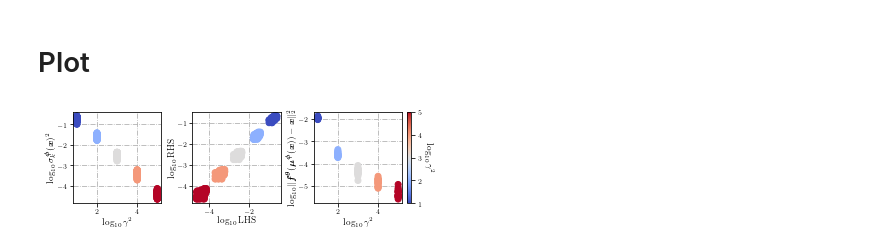
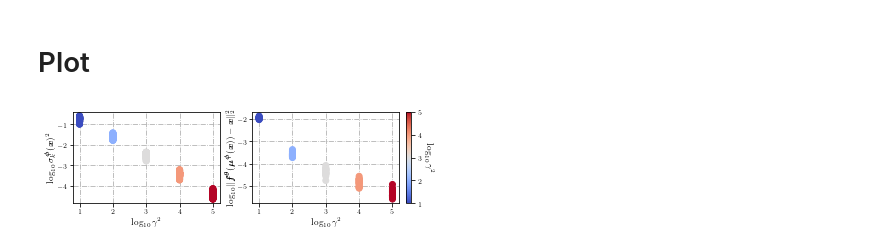
Before and after one commit to rpatrik96/ima-vae, a Jupyter notebook: notebooks/self_cons_plots.ipynb, the cells around one changed output. Saved outputs shown, nothing was run; the diff lists cells and outputs as text; code cells hidden in the pictures.

```diff
--- a/notebooks/self_cons_plots.ipynb
+++ b/notebooks/self_cons_plots.ipynb
@@ -109,48 +102,48 @@ cmap = "coolwarm"
 
 fig = plt.figure(figsize=figsizes.neurips2022(nrows=1, ncols=2)['figure.figsize'])
 
-ax = fig.add_subplot(131)
+ax = fig.add_subplot(121)
 ax.grid(True, which="both", ls="-.")
 ax.set_axisbelow(True)
 
 im = ax.scatter(np.log10(df_rhs_lhs_gamma_sq.gamma_square), np.log10(df_rhs_lhs_gamma_sq.lhs), c=np.log10(df_rhs_lhs_gamma_sq.gamma_square), cmap=cmap)
 # ax.plot(np.linspace(.85, 6), -np.linspace(.85, 6), c="black", label='$y=x^{-2}$')
 ax.set_ylabel(r"$%s{{\sigma}}^{%s}_k(%s)^2$" % (log10, phi, x), labelpad=LABELPAD)
 ax.set_xlabel("$%s%s$" % (log10, gsq), labelpad=LABELPAD)
 # plt.legend()
 ax.tick_params(axis='both', which='major', pad=TICK_PADDING)
 
-ax = fig.add_subplot(132)
-ax.grid(True, which="both", ls="-.")
-ax.set_axisbelow(True)
-
-ax.scatter(np.log10(df_rhs_lhs_gamma_sq.lhs), np.log10(df_rhs_lhs_gamma_sq.rhs), c=np.log10(df_rhs_lhs_gamma_sq.gamma_square), cmap=cmap)
-# ax.plot(np.linspace(-6, 0.), np.linspace(-6, 0.), c="black", label='$y=x$')
-ax.set_ylabel("$%s \mathrm{RHS}$" % log10, labelpad=LABELPAD)
-ax.set_xlabel("$%s \mathrm{LHS}$" % log10, labelpad=LABELPAD)
-# plt.legend()
-ax.tick_params(axis='both', which='major', pad=TICK_PADDING)
+# ax = fig.add_subplot(132)
+# ax.grid(True, which="both", ls="-.")
+# ax.set_axisbelow(True)
+#
+# ax.scatter(np.log10(df_rhs_lhs_gamma_sq.lhs), np.log10(df_rhs_lhs_gamma_sq.rhs), c=np.log10(df_rhs_lhs_gamma_sq.gamma_square), cmap=cmap)
+# # ax.plot(np.linspace(-6, 0.), np.linspace(-6, 0.), c="black", label='$y=x$')
+# ax.set_ylabel("$%s \mathrm{RHS}$" % log10, labelpad=LABELPAD)
+# ax.set_xlabel("$%s \mathrm{LHS}$" % log10, labelpad=LABELPAD)
+# # plt.legend()
+# ax.tick_params(axis='both', which='major', pad=TICK_PADDING)
 
 
-ax = fig.add_subplot(133)
+ax = fig.add_subplot(122)
 ax.grid(True, which="both", ls="-.")
 ax.set_axisbelow(True)
 
 ax.scatter(np.log10(df_mse_gamma_sq.gamma_square), np.log10((df_mse_gamma_sq.mse_obs_decoded_mean_latents)), c=np.log10(df_mse_gamma_sq.gamma_square), cmap=cmap)
 # ax.plot(np.linspace(.85, 6), -np.linspace(.85, 6), c="black", label='$y=x$')
 
 ax.set_ylabel(
     r"${%s} \Vert  {\boldsymbol{f}}^{{\boldsymbol{\theta}}} ( {\boldsymbol{\mu}}^{%s} (%s) ) - %s \Vert^2_2$" % (
         log10, phi, x, x), labelpad=LABELPAD)
 
 ax.set_xlabel("$%s%s$" % (log10, gsq), labelpad=LABELPAD)
 # plt.legend()
 ax.tick_params(axis='both', which='major', pad=TICK_PADDING)
 
 cbar = fig.colorbar(im)
 # cbar.ax.set_yticklabels(['0','1','2','>3'])
 cbar.set_label('$%s%s$' % (log10, gsq), rotation=270)
 cbar.ax.get_yaxis().labelpad = 13
-plt.savefig("self_cons_mlp_gauss.svg")
+plt.savefig("self_cons_mlp_gauss_two_panel.svg")
 # %% [output]
-[figure, old version]
+[figure, new version]
```
Also changed, not shown: parts of 1 cell of this notebook, 1 other file.
